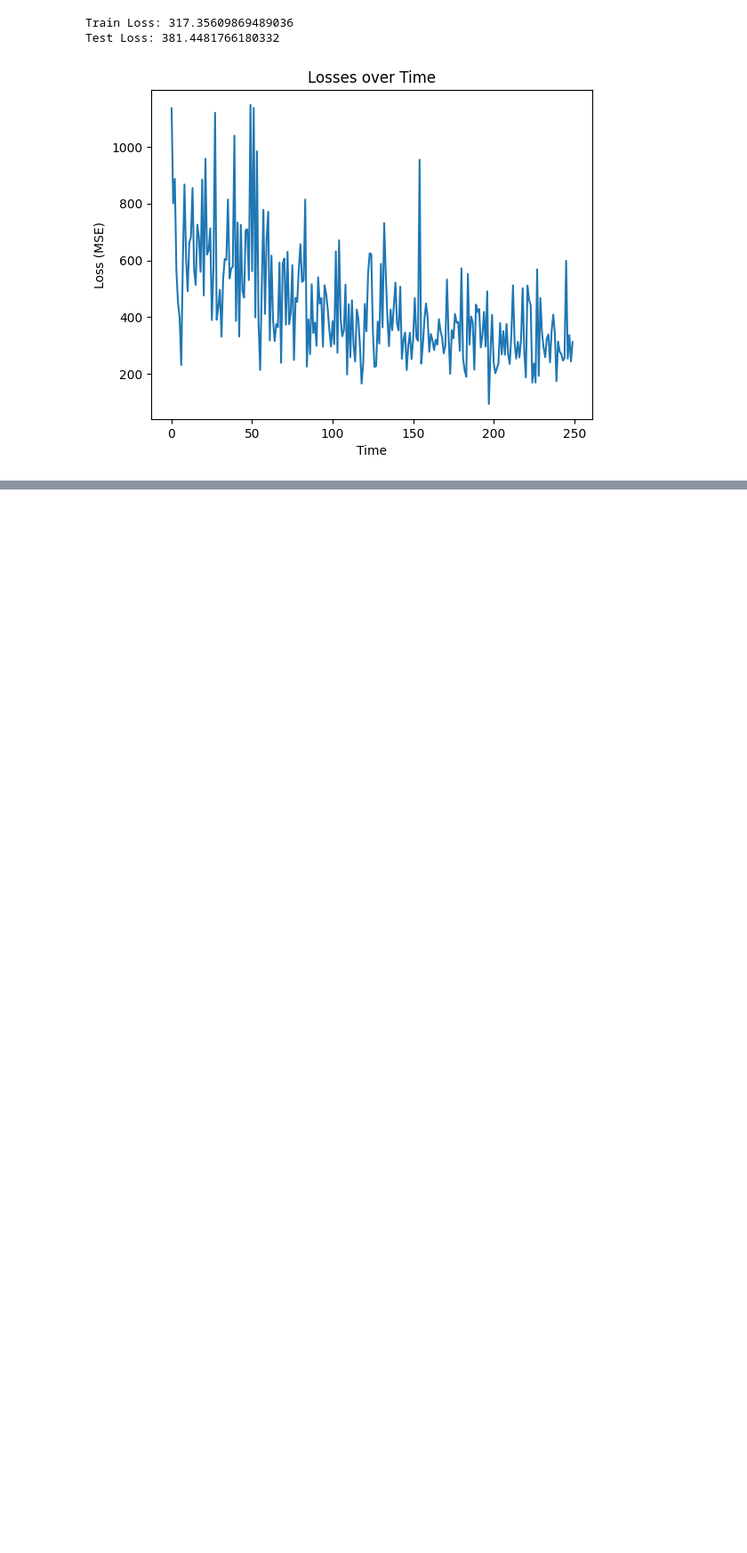
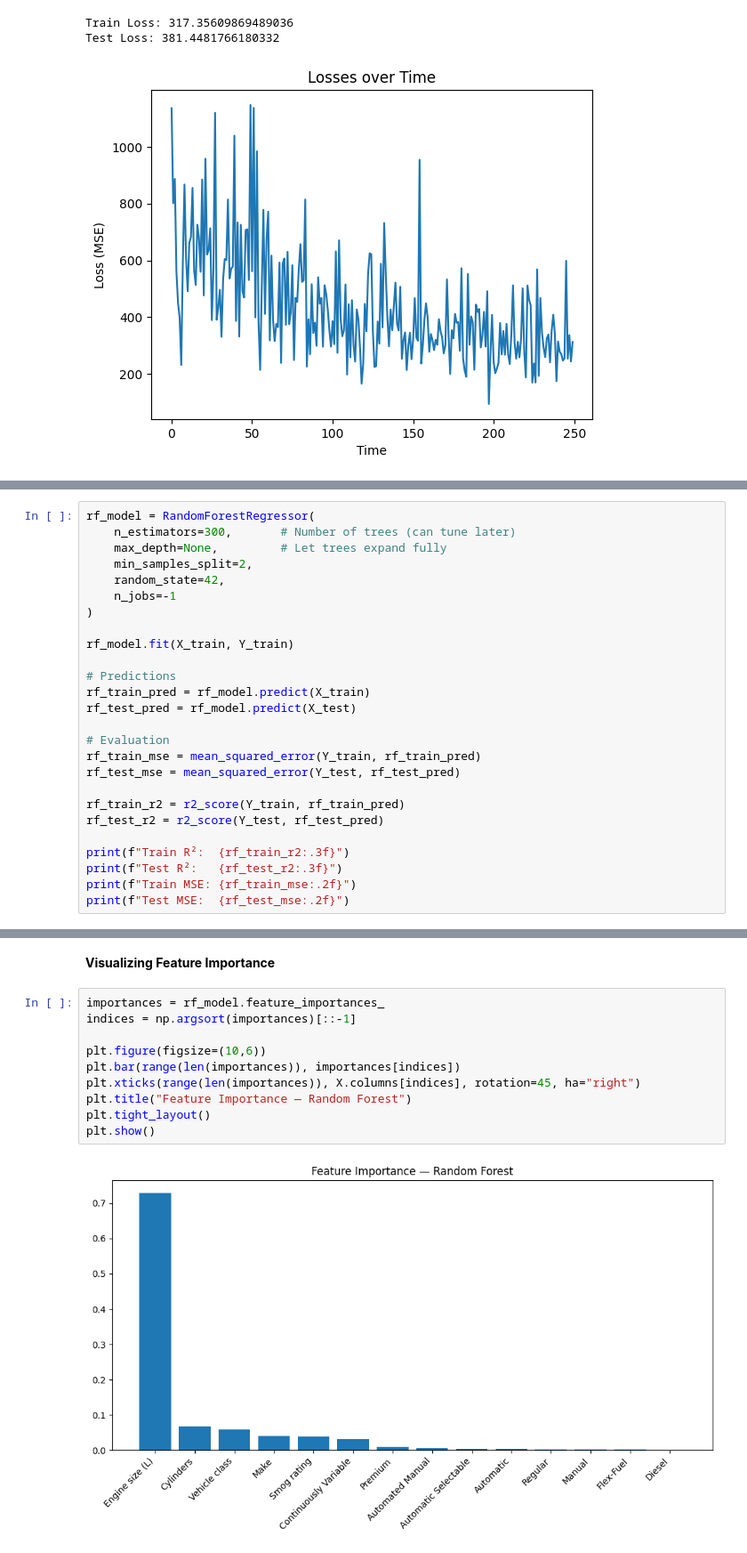
Before and after one commit to KalebW1229/CMSC320-Final-Project, a Jupyter notebook: finalcheckpoint.ipynb, the cells around one changed output, grey strips where cells are left out. Shown at 89% size. Drawn from its saved outputs; the diff is of its cells as text; blank space fills up the shorter version.

```diff
--- a/finalcheckpoint.ipynb
+++ b/finalcheckpoint.ipynb
@@ -691,0 +744,26 @@ Test Loss: 381.4481766180332
+# %%
+rf_model = RandomForestRegressor(
+    n_estimators=300,       # Number of trees (can tune later)
+    max_depth=None,         # Let trees expand fully
+    min_samples_split=2,
+    random_state=42,
+    n_jobs=-1
+)
+
+rf_model.fit(X_train, Y_train)
+
+# Predictions
+rf_train_pred = rf_model.predict(X_train)
+rf_test_pred = rf_model.predict(X_test)
+
+# Evaluation
+rf_train_mse = mean_squared_error(Y_train, rf_train_pred)
+rf_test_mse = mean_squared_error(Y_test, rf_test_pred)
+
+rf_train_r2 = r2_score(Y_train, rf_train_pred)
+rf_test_r2 = r2_score(Y_test, rf_test_pred)
+
+print(f"Train R²:  {rf_train_r2:.3f}")
+print(f"Test R²:   {rf_test_r2:.3f}")
+print(f"Train MSE: {rf_train_mse:.2f}")
+print(f"Test MSE:  {rf_test_mse:.2f}")
@@ -691,0 +775,14 @@ Test Loss: 381.4481766180332
+# %% [markdown]
+**Visualizing Feature Importance**
+# %%
+importances = rf_model.feature_importances_
+indices = np.argsort(importances)[::-1]
+
+plt.figure(figsize=(10,6))
+plt.bar(range(len(importances)), importances[indices])
+plt.xticks(range(len(importances)), X.columns[indices], rotation=45, ha="right")
+plt.title("Feature Importance — Random Forest")
+plt.tight_layout()
+plt.show()
+# %% [output]
+[figure, added]
```
Also changed, not shown: parts of 8 cells of this notebook.
